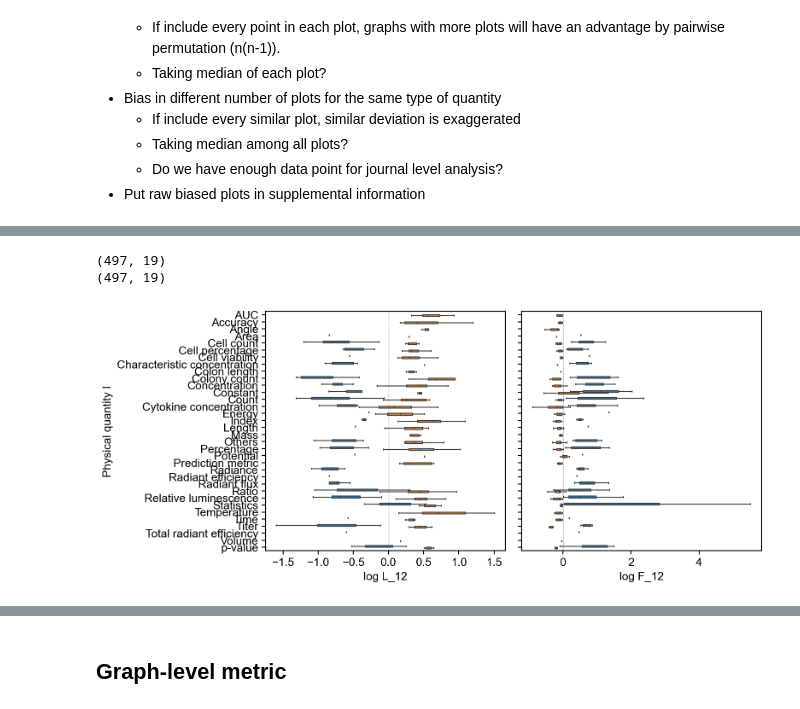
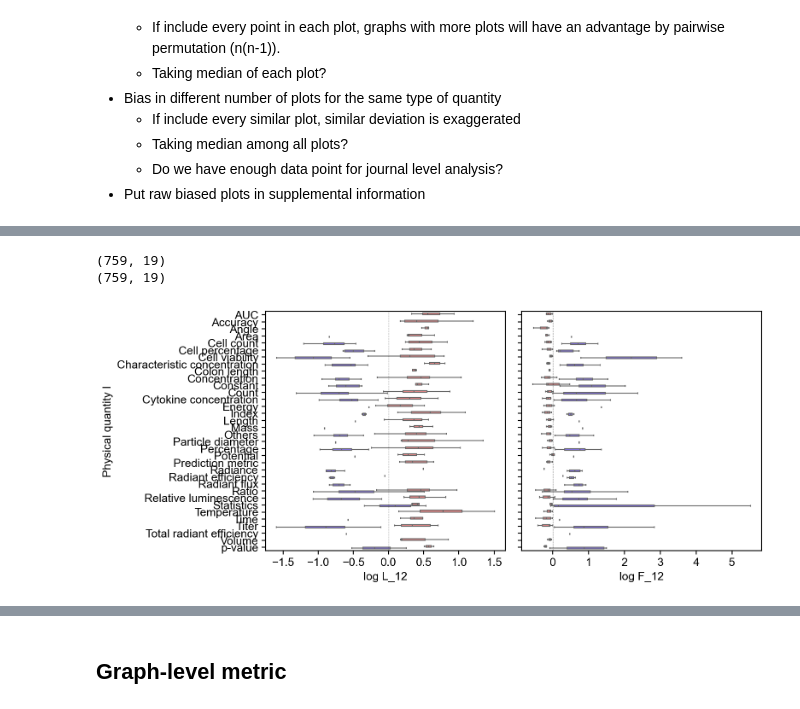
Before and after one commit to tengjuilin/misused-bar-graphs, a Jupyter notebook: lie-factor-quantification.ipynb, the cells around one changed output, grey strips where cells are left out. Cells and saved outputs as stored; diff of their text form; code cells hidden in the pictures.

```diff
--- a/lie-factor-quantification.ipynb
+++ b/lie-factor-quantification.ipynb
@@ -223,9 +223,9 @@ cv = lambda series: series.std() / series.mean()
 ## Graph annotations
 # %%
 journals = [
-    # 'acs_nano',
+    'acs_nano',
     'bioeng_transl_med',
-    # 'cell',
+    'cell',
     'nat_biomed_eng',
     'nat_biotechnol',
     'nat_cancer',
@@ -244,7 +244,6 @@ bar_annot_df_list = []
 for journal in journals:
     mistake_bar_annot_df_list = []
     for mistake in mistakes:
-        # EXTRACT FIGURE QUANTITY ANNOTATIONS
         # get filepaths of graph quantity annotation
         annot_df_ = pd.read_excel(os.path.join(f'data/misused_bar_graph_figures/{journal}/{mistake}', 'annotation.xlsx'), index_col=0)
         mistake_bar_annot_df_list.append(annot_df_)
@@ -477,9 +485,9 @@ ALPHA_MARK_LABEL = 'Mark Proportionality Constant'
 ALPHA_DIFF_LABEL = 'Difference Proportionality Constant'
 # %%
 journals = [
-    # 'acs_nano',
+    'acs_nano',
     'bioeng_transl_med',
-    # 'cell',
+    'cell',
     'nat_biomed_eng',
     'nat_biotechnol',
     'nat_cancer',
@@ -962,33 +1127,39 @@ sns.boxplot(
     plot_df,
     x='log L_12',
     y='Physical quantity I',
     hue='Mistake',
     ax=axs[0],
     width=0.5,
     legend=False,
     showfliers=False,
     order=np.unique(plot_df['Physical quantity I']),
+    hue_order=['zero', 'log'],
+    palette=[ARTICLES_ZERO_PROBLEM_COLOR, ARTICLES_LOG_PROBLEM_COLOR],
+    saturation=0.85,
 )
 plot_df = L_df[L_df['x_1'] > L_df['x_2']].groupby(L_df[L_df['x_1'] > L_df['x_2']].index).median()
 plot_df = plot_df.join(bar_annot_df[['Absolute/Relative', 'Journal', 'DOI', 'Mistake', 'Physical quantity I']])
 plot_df = plot_df.groupby(['Absolute/Relative', 'Journal', 'DOI', 'Mistake', 'Physical quantity I']).median().reset_index()
 print(plot_df.shape)
 sns.boxplot(
     plot_df,
     x='log F_12',
     y='Physical quantity I',
     hue='Mistake',
     ax=axs[1],
     width=0.5,
     legend=False,
     showfliers=False,
     order=np.unique(plot_df['Physical quantity I']),
+    hue_order=['zero', 'log'],
+    palette=[ARTICLES_ZERO_PROBLEM_COLOR, ARTICLES_LOG_PROBLEM_COLOR],
+    saturation=0.85,
 )
 for i in range(col):
     axs[i].axvline(0, color='k', ls='--', lw=0.5, zorder=999)
     axs[i].set_box_aspect(1)
 plt.tight_layout()
 # %% [output]
-(497, 19)
-(497, 19)
+(759, 19)
+(759, 19)
-[figure, old version]
+[figure, new version]
```
Also changed, not shown: parts of 55 cells of this notebook, 2 other files.
